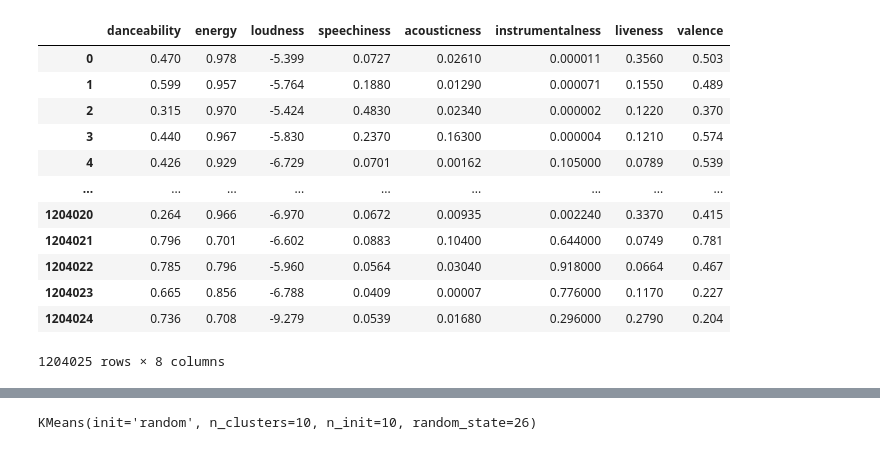
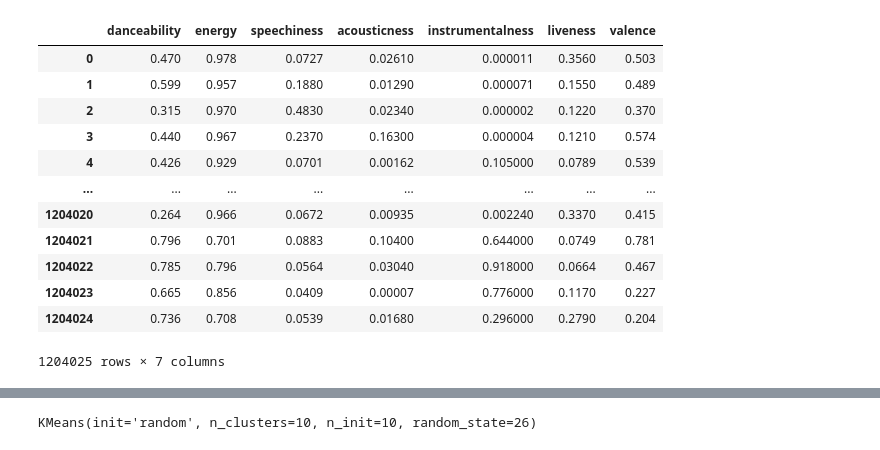
Before and after one commit to iamgalenc/K-Means-Spotifty-Clustering, a Jupyter notebook: K-Means Spotify Clustering.ipynb, the cells around one changed output, grey strips where cells are left out. Cells and saved outputs as stored; diff of their text form; code cells hidden in the pictures.

```diff
--- a/K-Means Spotify Clustering.ipynb
+++ b/K-Means Spotify Clustering.ipynb
@@ -6,21 +7,21 @@ from sklearn.metrics import silhouette_score
 from sklearn.preprocessing import StandardScaler
 from sklearn.decomposition import PCA
 # %%
+#DATA PREPROCESSING
 df = pd.read_csv("tracks_features.csv")
-
-df1 = df.drop(df.columns[[0, 1, 2, 3, 4, 5, 6, 7, 8, 11, 13, 19, 20, 21, 22, 23]], axis=1)
+df1 = df.drop(df.columns[[0, 1, 2, 3, 4, 5, 6, 7, 8, 11, 12, 13, 19, 20, 21, 22, 23]], axis=1)
 df1
 # %% [output]
-|  | danceability | energy | loudness | speechiness | acousticness | instrumentalness | liveness | valence |
-| 0 | 0.470 | 0.978 | -5.399 | 0.0727 | 0.02610 | 0.000011 | 0.3560 | 0.503 |
-| 1 | 0.599 | 0.957 | -5.764 | 0.1880 | 0.01290 | 0.000071 | 0.1550 | 0.489 |
-| 2 | 0.315 | 0.970 | -5.424 | 0.4830 | 0.02340 | 0.000002 | 0.1220 | 0.370 |
-| 3 | 0.440 | 0.967 | -5.830 | 0.2370 | 0.16300 | 0.000004 | 0.1210 | 0.574 |
-| 4 | 0.426 | 0.929 | -6.729 | 0.0701 | 0.00162 | 0.105000 | 0.0789 | 0.539 |
-| ... | ... | ... | ... | ... | ... | ... | ... | ... |
-| 1204020 | 0.264 | 0.966 | -6.970 | 0.0672 | 0.00935 | 0.002240 | 0.3370 | 0.415 |
-| 1204021 | 0.796 | 0.701 | -6.602 | 0.0883 | 0.10400 | 0.644000 | 0.0749 | 0.781 |
-| 1204022 | 0.785 | 0.796 | -5.960 | 0.0564 | 0.03040 | 0.918000 | 0.0664 | 0.467 |
-| 1204023 | 0.665 | 0.856 | -6.788 | 0.0409 | 0.00007 | 0.776000 | 0.1170 | 0.227 |
-| 1204024 | 0.736 | 0.708 | -9.279 | 0.0539 | 0.01680 | 0.296000 | 0.2790 | 0.204 |
+|  | danceability | energy | speechiness | acousticness | instrumentalness | liveness | valence |
+| 0 | 0.470 | 0.978 | 0.0727 | 0.02610 | 0.000011 | 0.3560 | 0.503 |
+| 1 | 0.599 | 0.957 | 0.1880 | 0.01290 | 0.000071 | 0.1550 | 0.489 |
+| 2 | 0.315 | 0.970 | 0.4830 | 0.02340 | 0.000002 | 0.1220 | 0.370 |
+| 3 | 0.440 | 0.967 | 0.2370 | 0.16300 | 0.000004 | 0.1210 | 0.574 |
+| 4 | 0.426 | 0.929 | 0.0701 | 0.00162 | 0.105000 | 0.0789 | 0.539 |
+| ... | ... | ... | ... | ... | ... | ... | ... |
+| 1204020 | 0.264 | 0.966 | 0.0672 | 0.00935 | 0.002240 | 0.3370 | 0.415 |
+| 1204021 | 0.796 | 0.701 | 0.0883 | 0.10400 | 0.644000 | 0.0749 | 0.781 |
+| 1204022 | 0.785 | 0.796 | 0.0564 | 0.03040 | 0.918000 | 0.0664 | 0.467 |
+| 1204023 | 0.665 | 0.856 | 0.0409 | 0.00007 | 0.776000 | 0.1170 | 0.227 |
+| 1204024 | 0.736 | 0.708 | 0.0539 | 0.01680 | 0.296000 | 0.2790 | 0.204 |
-1204025 rows × 8 columns
+1204025 rows × 7 columns
```
Also changed, not shown: parts of 12 cells of this notebook.
